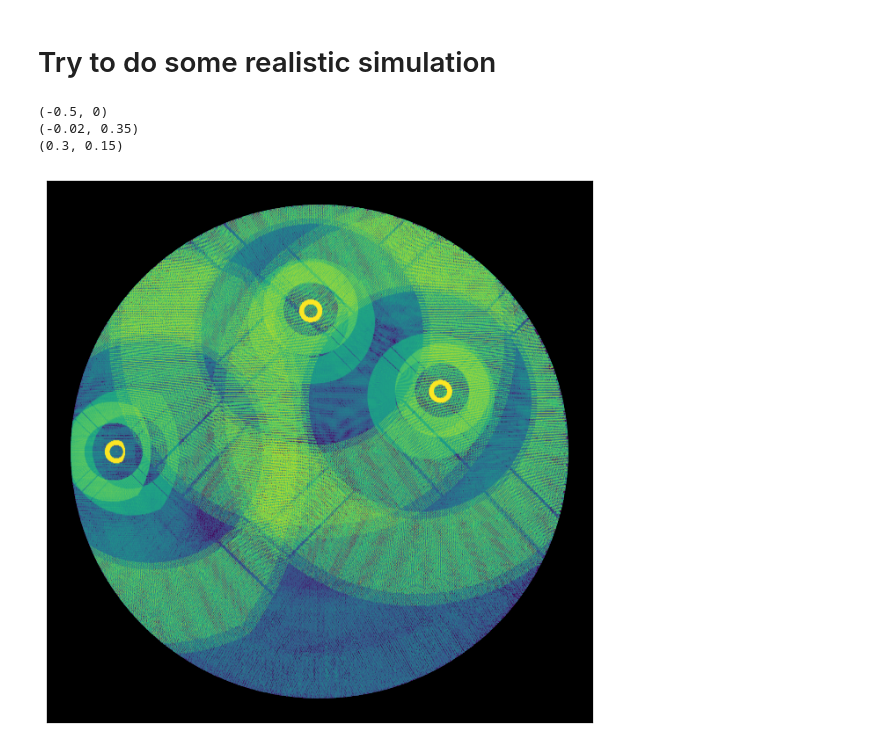
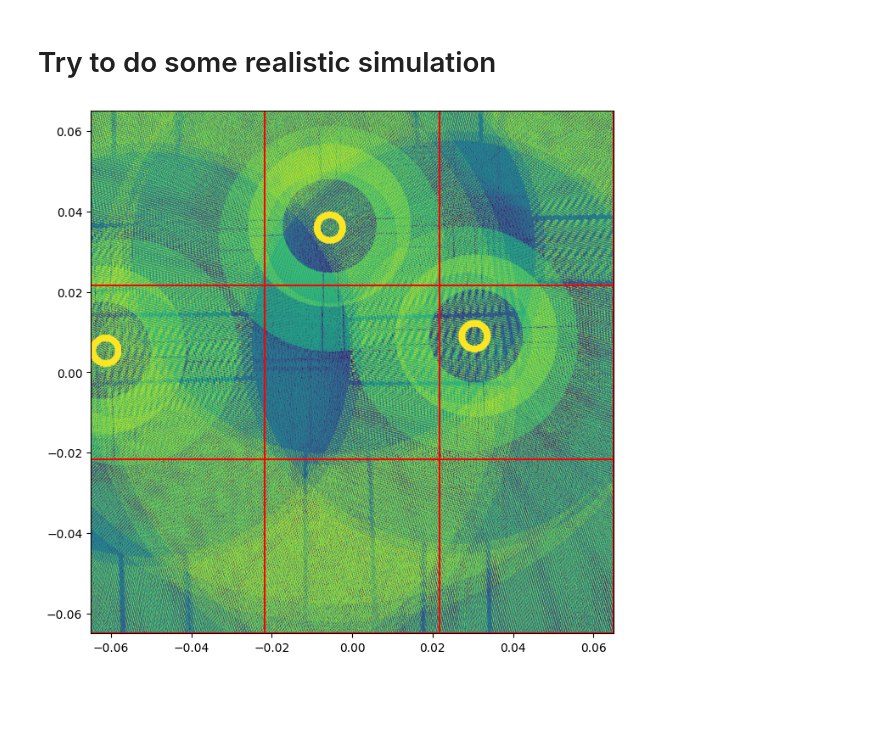
Before and after one commit to lsst-camera-dh/ghosts_buster, a Jupyter notebook: notebooks/LSST_ComCamGhost.ipynb, the cells around one changed output. Cells and saved outputs as stored; diff of their text form; code cells hidden in the pictures; blank space fills up the shorter version.

```diff
--- a/notebooks/LSST_ComCamGhost.ipynb
+++ b/notebooks/LSST_ComCamGhost.ipynb
@@ -8,8 +8,7 @@ import batoid
 import numpy as np
 import matplotlib.pyplot as plt
 # %%
-telescope = batoid.Optic.fromYaml("ComCamSpiders_g.yaml")
-factor = 0.2/1e-5/3600
+telescope = batoid.Optic.fromYaml("ComCamSpiders_z.yaml")
 
 # Make refractive interfaces partially reflective
 for surface in telescope.itemDict.values():
@@ -31,12 +56,12 @@ x, y, flux = [], [], []
 debug = False
 # %%
 # Start calculus
-for angle in angles:
-    print(angle)
+for dat in data:
+
     rays = batoid.RayVector.asPolar(
-        optic=telescope, wavelength=500e-9,
-        theta_x=np.deg2rad(angle[0]), theta_y=np.deg2rad(angle[1]),
-        nrad=300, naz=900
+        optic=telescope, wavelength=830e-9,
+        theta_x=np.deg2rad(dat[0]), theta_y=np.deg2rad(dat[1]),
+        nrad=dat[2], naz=dat[3], flux=dat[4]
     )
 
     rForward, rReverse = telescope.traceSplit(rays, minFlux=1e-4, _verbose=False) # _verbose = log calculus
@@ -58,26 +83,49 @@ if debug:
     print("destroyed flux      = {}".format(
         np.sum(rays.flux) - forwardFlux - reverseFlux
     ))
-# %% [output]
-(-0.5, 0)
-(-0.02, 0.35)
-(0.3, 0.15)
 # %%
 # Regroup and stock data
 x = np.concatenate([ix for ix in x])
 y = np.concatenate([iy for iy in y])
 flux = np.concatenate([iflux for iflux in flux])
+# %%
+# Rotation
+theta = np.radians(46)
+x_prime = x*np.cos(theta) - y*np.sin(theta)
+y_prime = x*np.sin(theta) + y*np.cos(theta)
 # %%
 # Do a beautiful plot
+CCD_DX = 43.333/1000.
+# Définition des intervalles et de l'espacement
+x_min, x_max, dx = -CCD_DX*1.5, CCD_DX*1.5, CCD_DX
+y_min, y_max, dy = -CCD_DX*1.5, CCD_DX*1.5, CCD_DX
+
+# Générer la grille
+x_grid = np.arange(x_min, x_max + dx, dx)
+y_grid = np.arange(y_min, y_max + dy, dy)
+
 fig, ax = plt.subplots(nrows=1, ncols=1, figsize=(8, 8))
+
+# Tracer les lignes verticales
+for xi in x_grid:
+    ax.plot([xi, xi], [y_min, y_max], c="r")
+
+# Tracer les lignes horizontales
+for yi in y_grid:
+    ax.plot([x_min, x_max], [yi, yi], c="r")
+
+th = np.linspace(0, 2*np.pi, 1000)
+ax.plot(CCD_DX*1.5*np.sqrt(2)*np.cos(th), CCD_DX*1.5*np.sqrt(2)*np.sin(th), c='r', label="Cercle optique")
 ax.hexbin(
-    x, y, flux,
-    reduce_C_function=np.sum, vmax=4e-2, gridsize=1000, bins='log'
+    x_prime, y_prime, flux,
+    reduce_C_function=np.sum, vmax=4e-2, gridsize=2000, bins='log'
 )
-ax.get_xaxis().set_visible(False)
-ax.get_yaxis().set_visible(False)
-#ax.set_position([0,0,1,1])
+#ax.get_xaxis().set_visible(False)
+#ax.get_yaxis().set_visible(False)
+ax.set_xlim(x_min, x_max)
+ax.set_ylim(y_min, y_max)
+ax.set_aspect("equal")
 ax.set_facecolor('black')
 plt.show()
 # %% [output]
-[figure, old version]
+[figure, new version]
```
Also changed, not shown: parts of 2 cells of this notebook.
